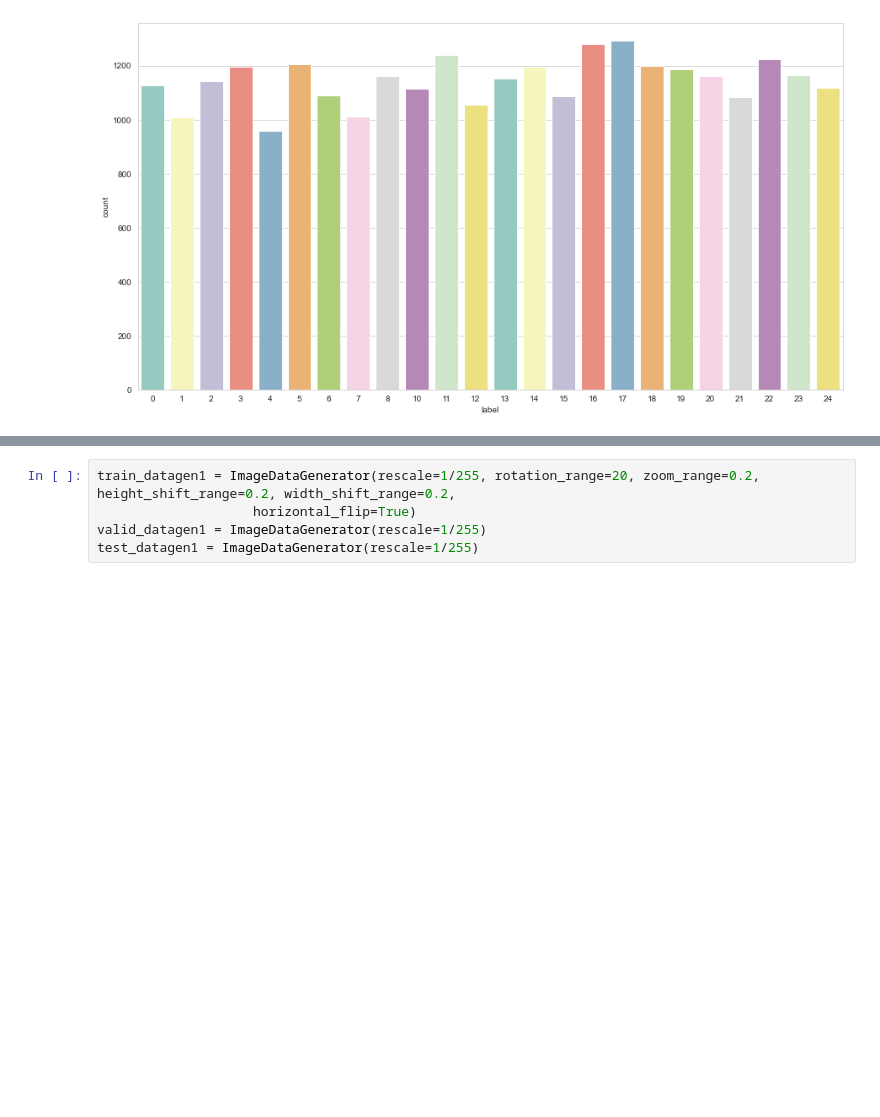
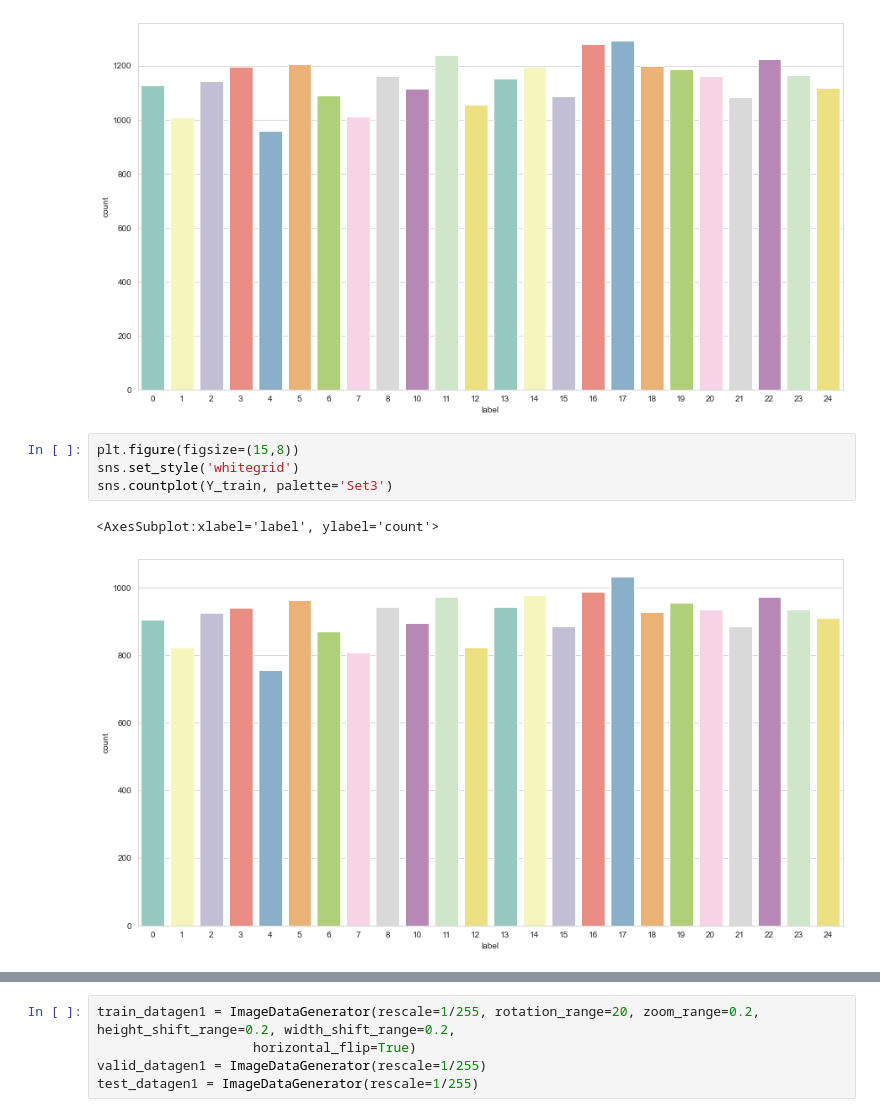
Before and after one commit to Sperodvd/Capstone-Project-II, a Jupyter notebook: Untitled.ipynb, the cells around one changed output, grey strips where cells are left out. Drawn from its saved outputs; the diff is of its cells as text; blank space fills up the shorter version.

```diff
--- a/Untitled.ipynb
+++ b/Untitled.ipynb
@@ -107,3 +153,10 @@ sns.countplot(x='label', data=train_df, palette='Set3')
 # %% [output]
 <AxesSubplot:xlabel='label', ylabel='count'>
 [figure]
+# %%
+plt.figure(figsize=(15,8))
+sns.set_style('whitegrid')
+sns.countplot(Y_train, palette='Set3')
+# %% [output]
+<AxesSubplot:xlabel='label', ylabel='count'>
+[figure, added]
```
Also changed, not shown: parts of 33 cells of this notebook.
